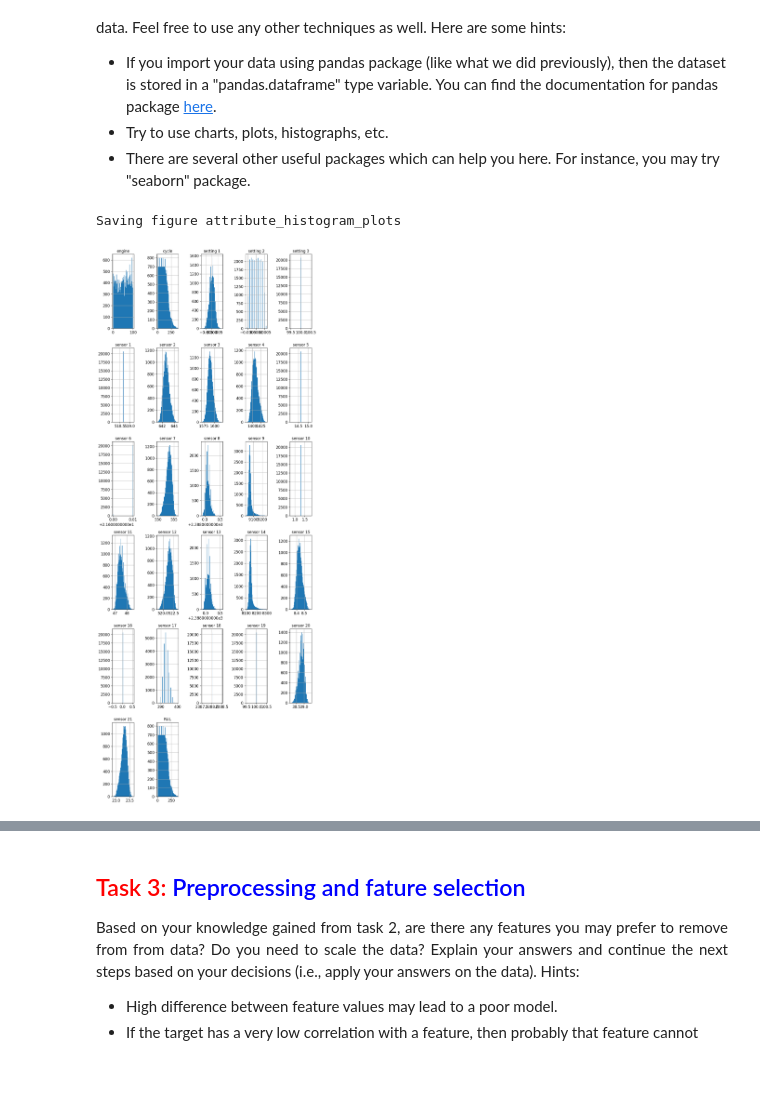
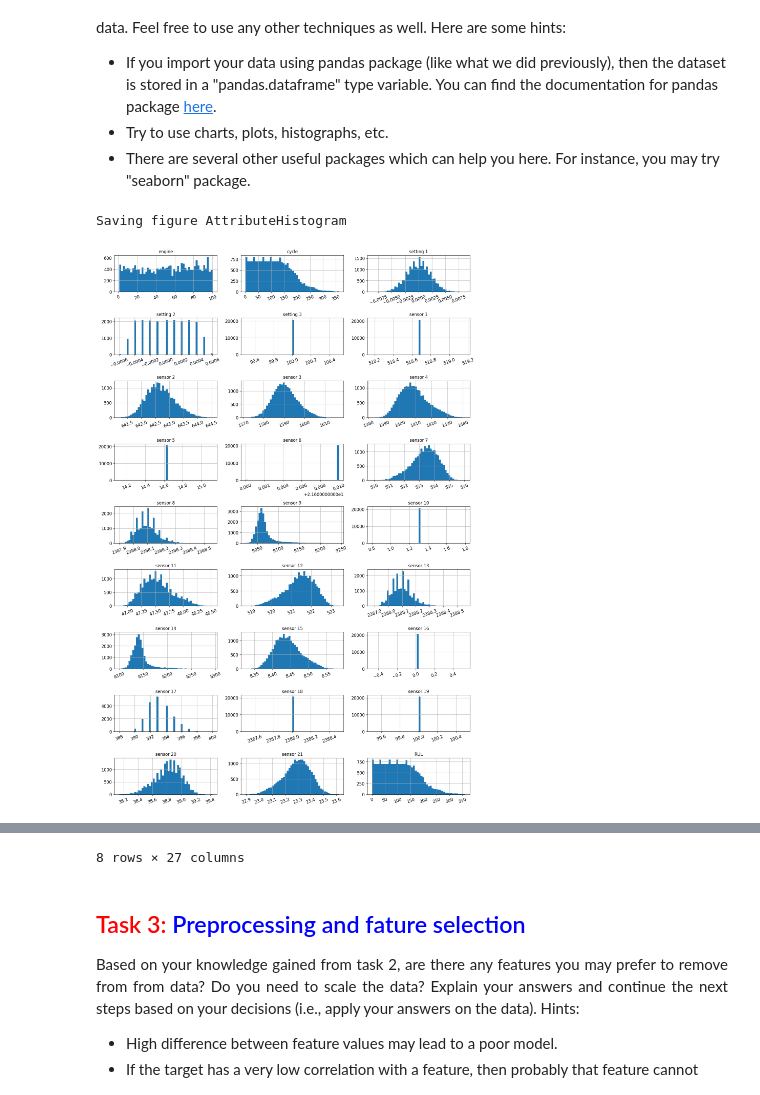
Before and after one commit to larsRikard/Machine-learning-and-sensor-technology, a Jupyter notebook: Assignment 2/Assignment 2 - NASA Turbofan Jet Engine dataset.ipynb, the cells around one changed output, grey strips where cells are left out. Cells and saved outputs as stored; diff of their text form; code cells hidden in the pictures; blank space fills up the shorter version.

```diff
--- a/Assignment 2/Assignment 2 - NASA Turbofan Jet Engine dataset.ipynb
+++ b/Assignment 2/Assignment 2 - NASA Turbofan Jet Engine dataset.ipynb
@@ -131,9 +131,10 @@ import urllib.request """
 # %%
 %matplotlib inline
 import matplotlib.pyplot as plt
-fd_001_train.hist(bins=50, figsize=(20,15))
-save_fig("attribute_histogram_plots")
+fd_001_train.hist(bins=50, figsize=(15,22), layout=(9,3), xrot=20)
+#save_fig("AttributeHistogram")
 plt.show()
+fd_001_train.describe()
 # %% [output]
-Saving figure attribute_histogram_plots
+Saving figure AttributeHistogram
-[figure, old version]
+[figure, new version]
@@ -140,3 +150,4 @@ Saving figure attribute_histogram_plots
+8 rows × 27 columns
 # %% [markdown]
 <h2  align="left"><font color="red">Task 3: </font><font color="blue">Preprocessing and fature selection</font></h2>
 
```
Also changed, not shown: parts of 7 cells of this notebook.
